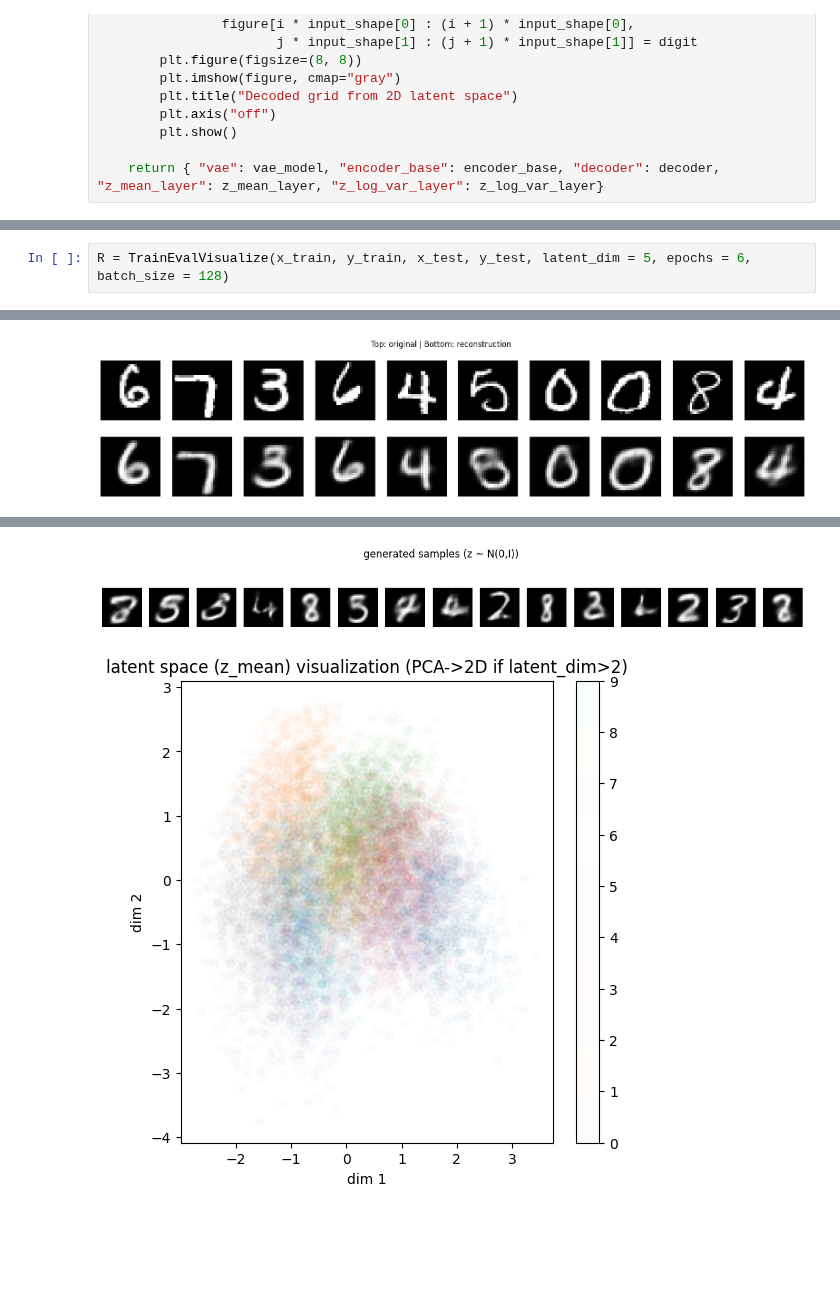
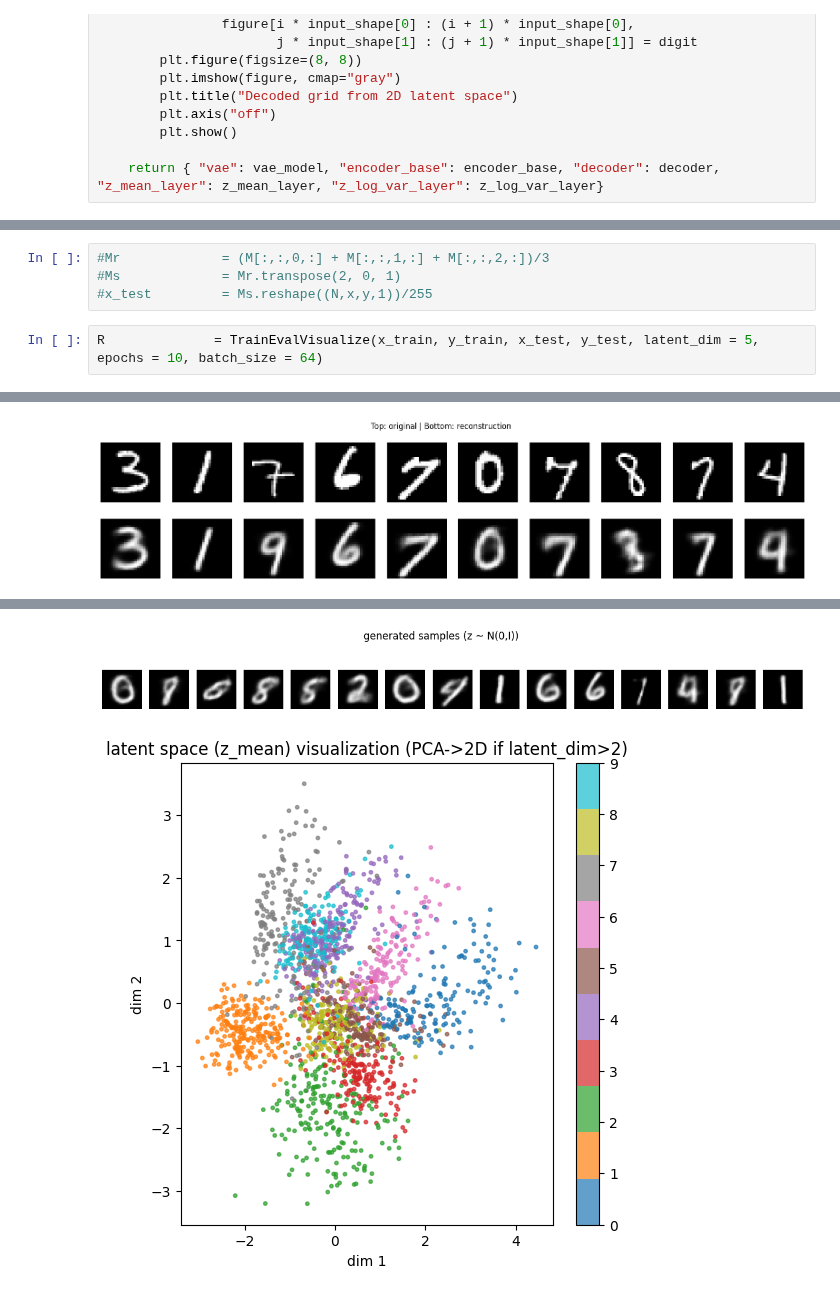
Before and after one commit to MarkusHohle/UC-Berkeley, a Jupyter notebook: Phys-188_288/Fall 2025/11 Convolutional Neural Networks/Notebooks/VAE architecture.ipynb, the cells around one changed output, grey strips where cells are left out. Saved outputs shown, nothing was run; the diff lists cells and outputs as text; blank space fills up the shorter version.

```diff
--- a/Phys-188_288/Fall 2025/11 Convolutional Neural Networks/Notebooks/VAE architecture.ipynb
+++ b/Phys-188_288/Fall 2025/11 Convolutional Neural Networks/Notebooks/VAE architecture.ipynb
@@ -340,3 +362,7 @@ def TrainEvalVisualize(x_train, y_train, x_test, y_test, latent_dim = 5, epochs
+# %%
+#Mr             = (M[:,:,0,:] + M[:,:,1,:] + M[:,:,2,:])/3
+#Ms             = Mr.transpose(2, 0, 1)
+#x_test         = Ms.reshape((N,x,y,1))/255
 # %%
-R = TrainEvalVisualize(x_train, y_train, x_test, y_test, latent_dim = 5, epochs = 6, batch_size = 128)
+R              = TrainEvalVisualize(x_train, y_train, x_test, y_test, latent_dim = 5, epochs = 10, batch_size = 64)
 # %% [output]
@@ -350 +380 @@ Epoch 6/6 — loss: 124.6726 | recon: 113.0129 | kl: 11.6597
-[figure, old version]
+[figure, new version]
@@ -352,2 +382,2 @@ Epoch 6/6 — loss: 124.6726 | recon: 113.0129 | kl: 11.6597
-[figure, old version]
+[figure, new version]
-[figure, old version]
+[figure, new version]
```
Also changed, not shown: parts of 6 cells of this notebook, 2 other files.
